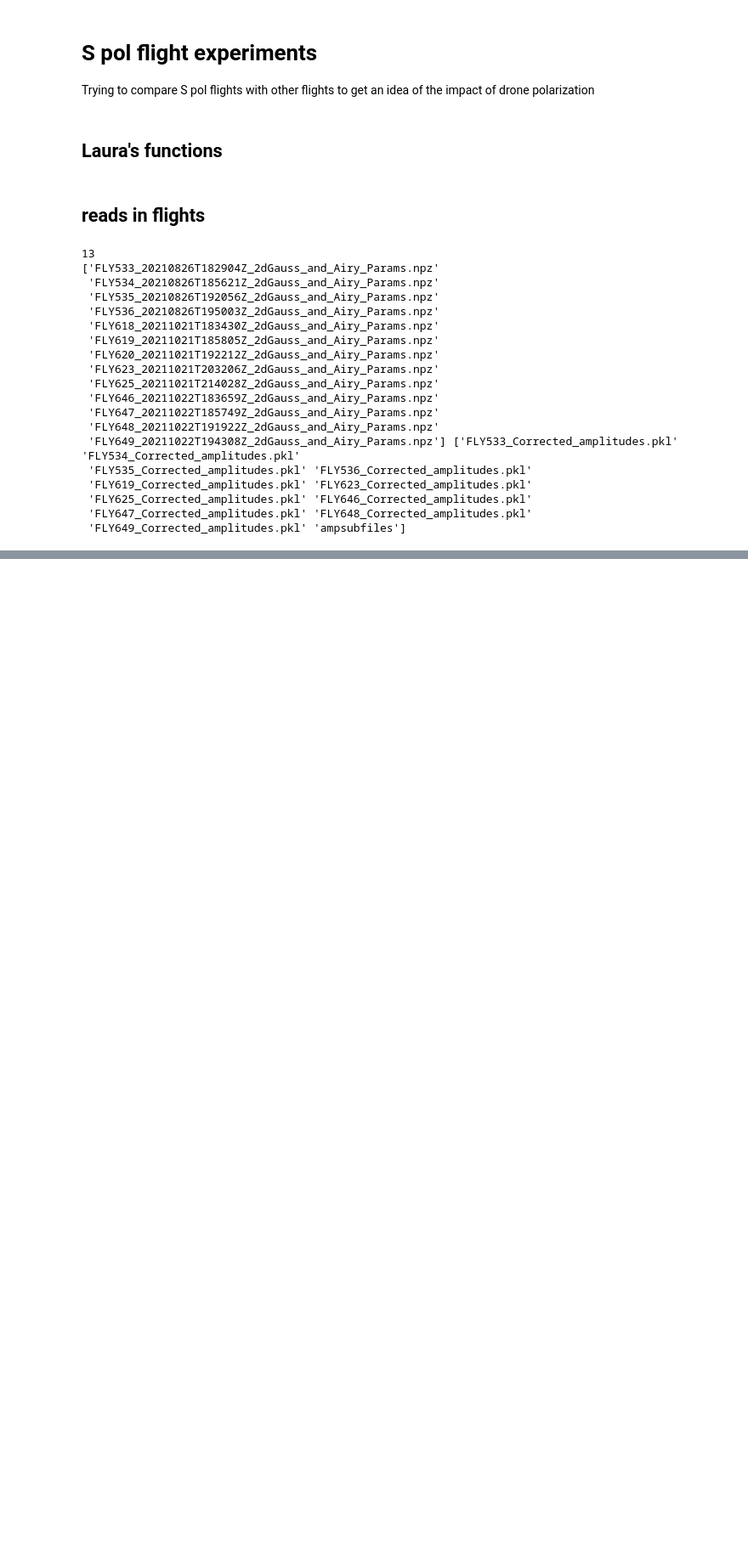
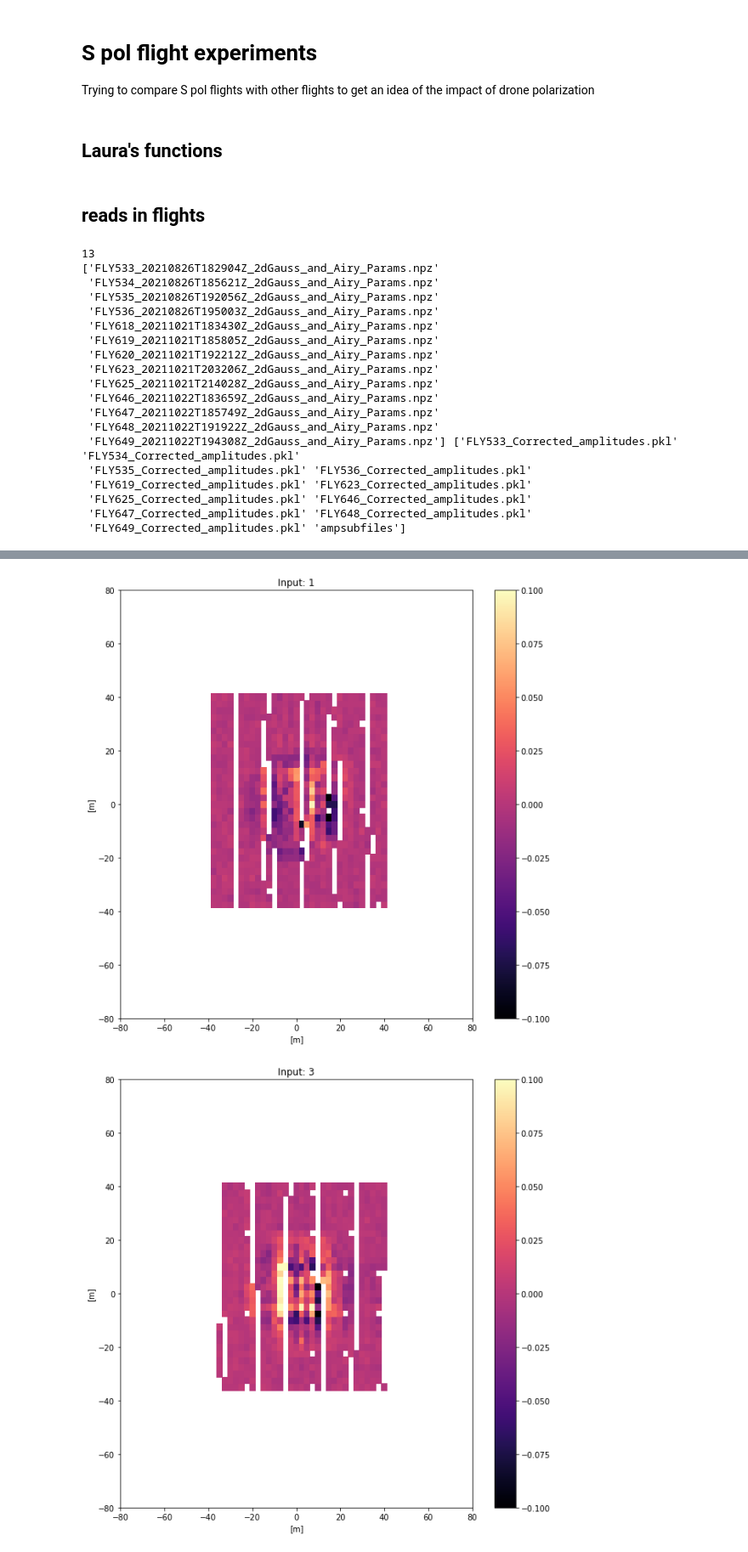
Before and after one commit to WrightLaboratory/newburghlabdrone, a Jupyter notebook: analysis/AMelian_Spol_experiments.ipynb, the cells around one changed output, grey strips where cells are left out. Shown at 85% size. Cells and saved outputs as stored; diff of their text form; code cells hidden in the pictures; blank space fills up the shorter version.

```diff
--- a/analysis/AMelian_Spol_experiments.ipynb
+++ b/analysis/AMelian_Spol_experiments.ipynb
@@ -170,0 +353,32 @@ Spolflight = ['623']
+# %%
+# Ltat looks pretty good, lets plot the differences for all the channels
+# and the differences over the variance
+
+for i,chind in enumerate(pols):
+    fig = plt.figure(figsize=(10,10))
+    plt.pcolormesh(beam.x_centers_grid[:,:,chind],beam.y_centers_grid[:,:,chind],
+               (fl623_grided.V_LC_mean[:,:,0,chind,0] - beam.V_LC_operation[:,:,0,chind]),
+               cmap=cm.magma,vmin=-0.1,vmax=0.1)#,edgecolors='k')
+    plt.xlim(-1*sz,sz)
+    plt.ylim(-1*sz,sz)
+    plt.xlabel('[m]')
+    plt.ylabel('[m]')
+    plt.title('Input: '+str(chind))
+    plt.colorbar()
+    plt.show()
+
+for i,chind in enumerate(pols):
+    fig = plt.figure(figsize=(10,10))
+    plt.pcolormesh(beam.x_centers_grid[:,:,chind],beam.y_centers_grid[:,:,chind],
+               (fl623_grided.V_LC_mean[:,:,0,chind,0] - beam.V_LC_operation[:,:,0,chind])/beam.V_LC_operation_err[:,:,0,chind],
+               cmap=cm.magma,vmax=2.0,vmin=-2.0)#,edgecolors='k')
+    plt.xlim(-1*sz,sz)
+    plt.ylim(-1*sz,sz)
+    plt.xlabel('[m]')
+    plt.ylabel('[m]')
+    plt.title('Input: '+str(chind))
+    plt.colorbar()
+    plt.show()
+# %% [output]
+[figure, added]
+[figure, added]
```
Also changed, not shown: parts of 10 cells of this notebook.
